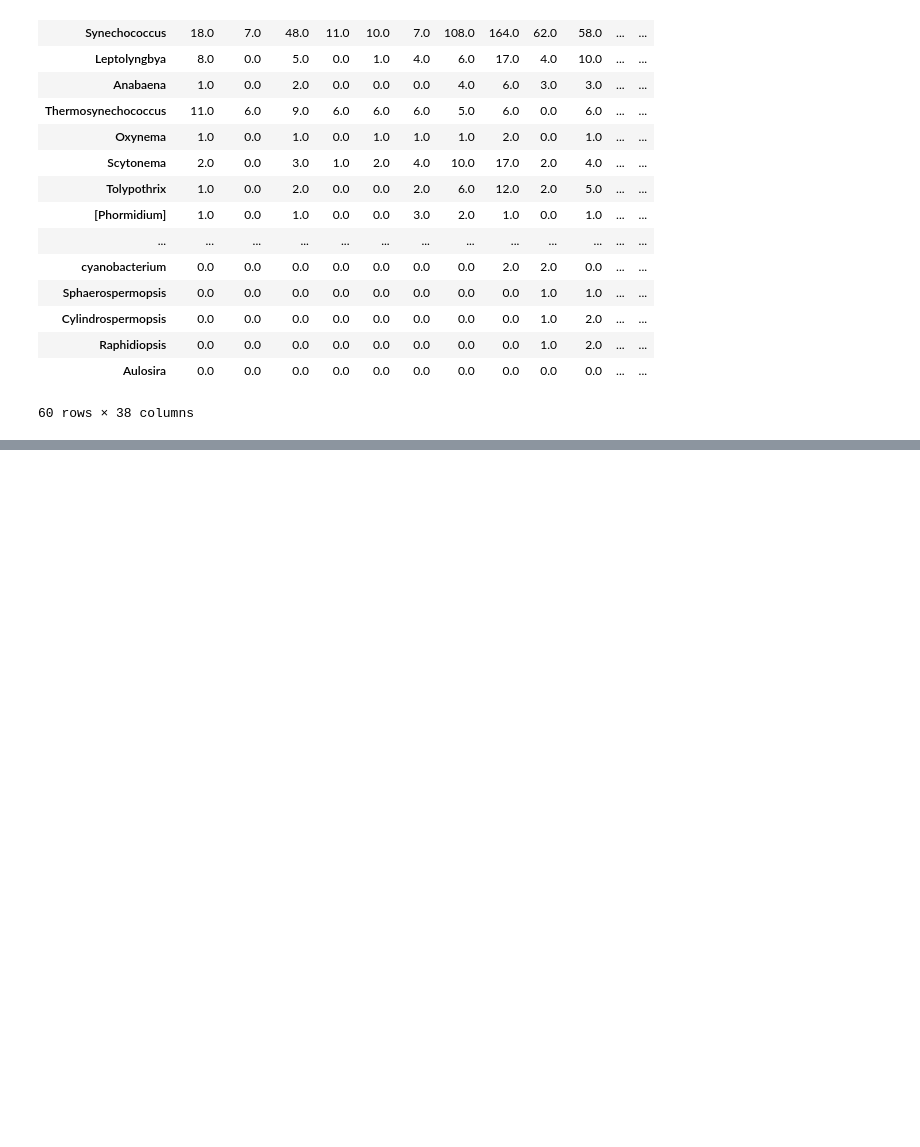
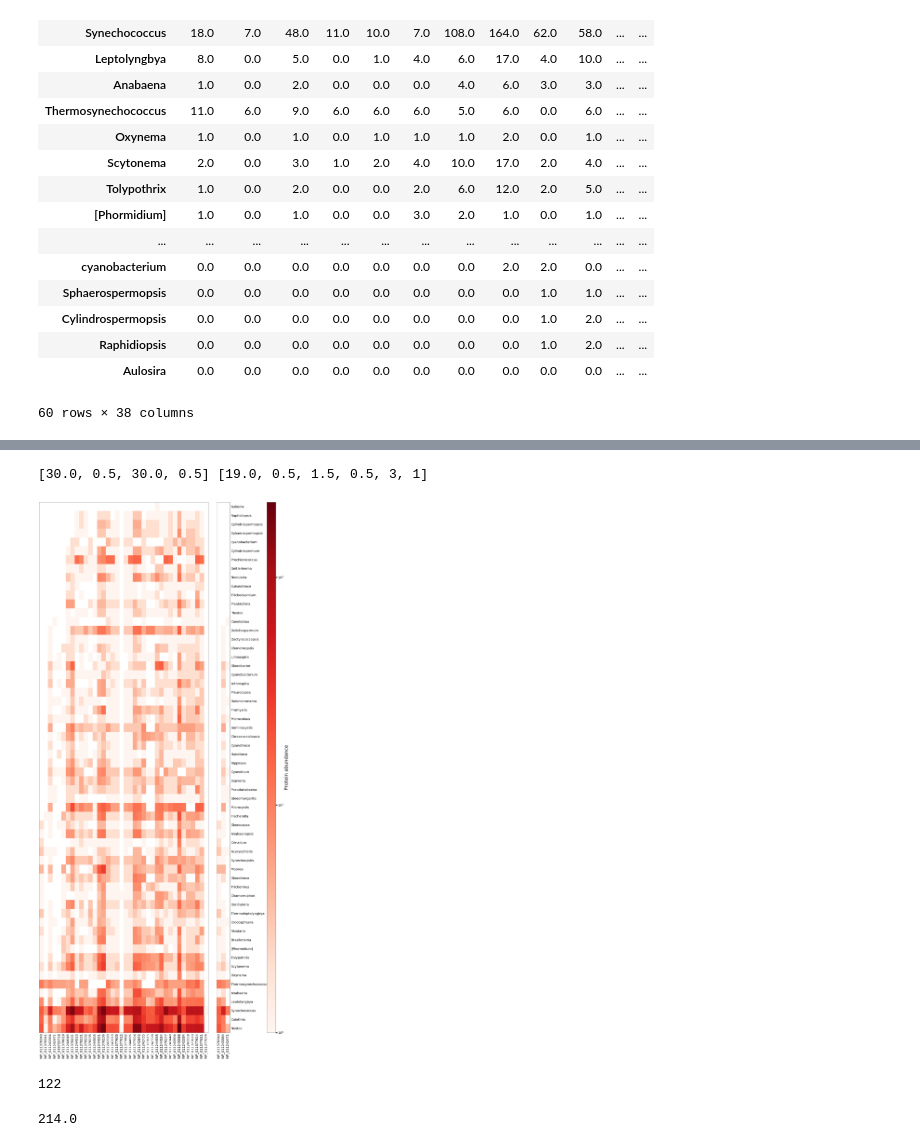
Before and after one commit to Kanomble/blast_result_processing, a Jupyter notebook: scripts/Heatmap_genus_BLASTDATA.ipynb, the cells around one changed output, grey strips where cells are left out. Saved outputs shown, nothing was run; the diff lists cells and outputs as text; code cells hidden in the pictures; blank space fills up the shorter version.

```diff
--- a/scripts/Heatmap_genus_BLASTDATA.ipynb
+++ b/scripts/Heatmap_genus_BLASTDATA.ipynb
@@ -197,3 +197,18 @@ frame_01
 | Raphidiopsis | 0.0 | 0.0 | 0.0 | 0.0 | 0.0 | 0.0 | 0.0 | 0.0 | 1.0 | 2.0 | ... | ... |
 | Aulosira | 0.0 | 0.0 | 0.0 | 0.0 | 0.0 | 0.0 | 0.0 | 0.0 | 0.0 | 0.0 | ... | ... |
 60 rows × 38 columns
+# %%
+'''
+short function that crates a sub-dataframe from the overall-results-datadrame.
+Input: the results dataframe created with the function preparing_heatmap
+        a list of strings containing the Protein Ids or names(if argument namelist given in preparing heatmap)
+            of the proteins needed in the sub-dataframe
+'''
+def create_subframes(df,columnnames):
+
+    newframe= df[columnnames]
+
+    return newframe
+# %%
+SubA = create_subframes(frame, ['WP_011378340','WP_011243364','WP_011242471'])
+SubA
@@ -207,0 +298,2 @@ sns.heatmap(frame, cmap='Reds', linewidths=0.5, annot=True)
+# %%
+listofframes=[frame,SubA]
@@ -207,0 +383,13 @@ sns.heatmap(frame, cmap='Reds', linewidths=0.5, annot=True)
+# %%
+create_heatmap_from_list(listofframes, saving= 'multipleheatmaps.pdf')
+# %% [output]
+[30.0, 0.5, 30.0, 0.5] [19.0, 0.5, 1.5, 0.5, 3, 1]
+[figure, added]
+# %%
+sumheight
+# %% [output]
+122
+# %%
+frame.max().max()
+# %% [output]
+214.0
```
Also changed, not shown: parts of 9 cells of this notebook.
